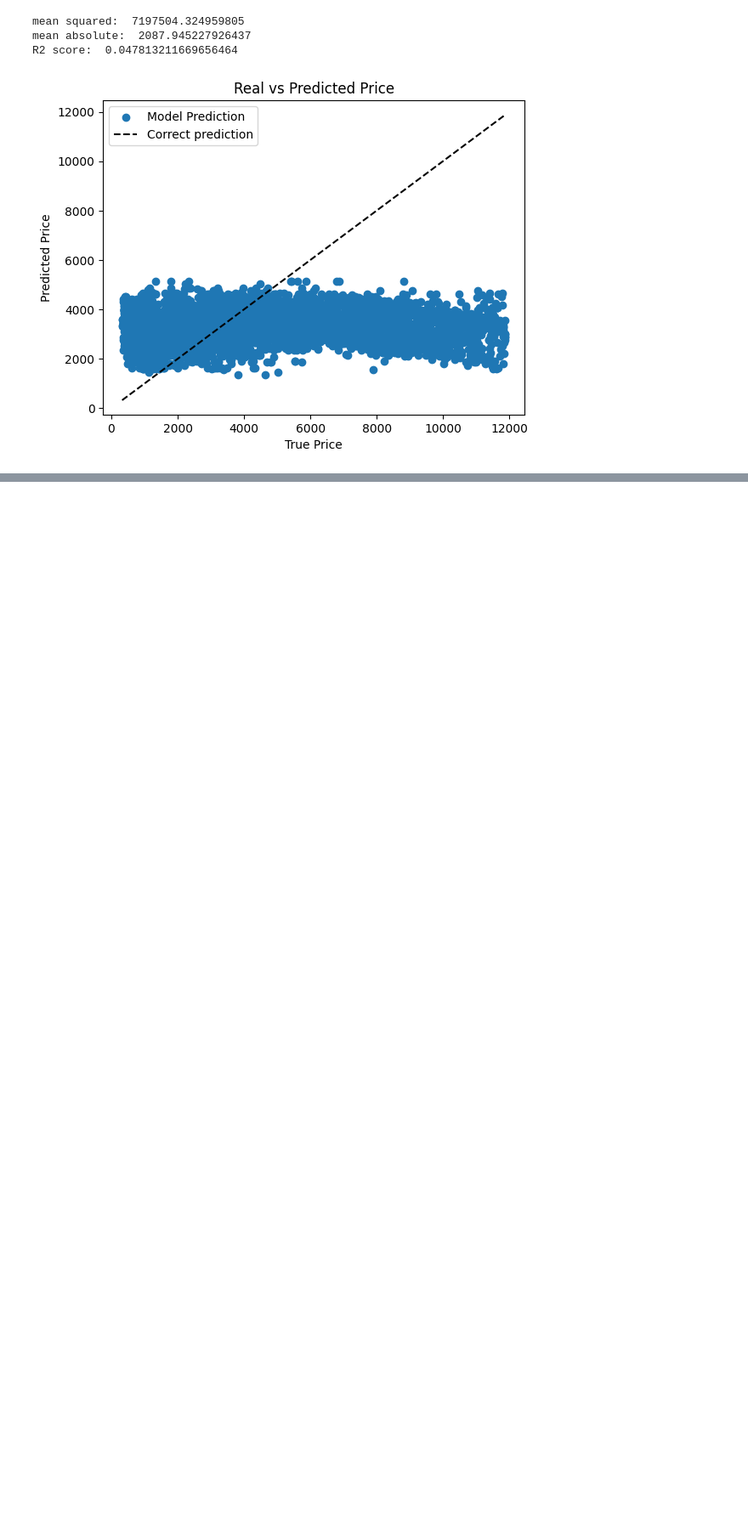
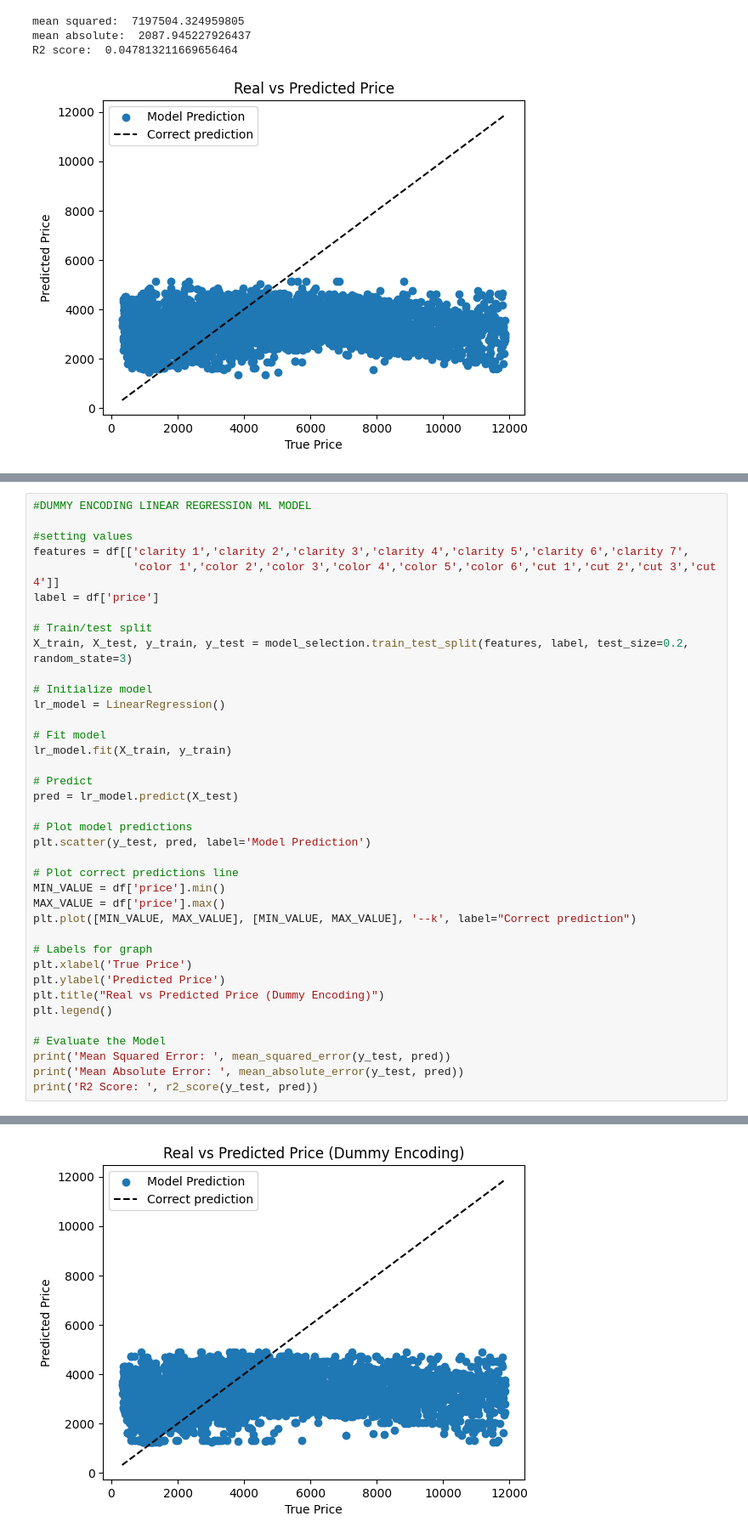
Before and after one commit to AvyayaJha/Diamonds-Research-Project, a Jupyter notebook: Diamonds_Research_Project.ipynb, the cells around one changed output, grey strips where cells are left out. Shown at 85% size. Cells and saved outputs as stored; diff of their text form; blank space fills up the shorter version.

```diff
--- a/Diamonds_Research_Project.ipynb
+++ b/Diamonds_Research_Project.ipynb
@@ -532,0 +586,39 @@ Text(0, 0.5, 'Residual')
+# %%
+#DUMMY ENCODING LINEAR REGRESSION ML MODEL
+
+#setting values
+features = df[['clarity 1','clarity 2','clarity 3','clarity 4','clarity 5','clarity 6','clarity 7',
+               'color 1','color 2','color 3','color 4','color 5','color 6','cut 1','cut 2','cut 3','cut 4']]
+label = df['price']
+
+# Train/test split
+X_train, X_test, y_train, y_test = model_selection.train_test_split(features, label, test_size=0.2, random_state=3)
+
+# Initialize model
+lr_model = LinearRegression()
+
+# Fit model
+lr_model.fit(X_train, y_train)
+
+# Predict
+pred = lr_model.predict(X_test)
+
+# Plot model predictions
+plt.scatter(y_test, pred, label='Model Prediction')
+
+# Plot correct predictions line
+MIN_VALUE = df['price'].min()
+MAX_VALUE = df['price'].max()
+plt.plot([MIN_VALUE, MAX_VALUE], [MIN_VALUE, MAX_VALUE], '--k', label="Correct prediction")
+
+# Labels for graph
+plt.xlabel('True Price')
+plt.ylabel('Predicted Price')
+plt.title("Real vs Predicted Price (Dummy Encoding)")
+plt.legend()
+
+# Evaluate the Model
+print('Mean Squared Error: ', mean_squared_error(y_test, pred))
+print('Mean Absolute Error: ', mean_absolute_error(y_test, pred))
+print('R2 Score: ', r2_score(y_test, pred))
+# %% [output]
@@ -532,0 +628 @@ Text(0, 0.5, 'Residual')
+[figure, added]
```
Also changed, not shown: parts of 12 cells of this notebook.
